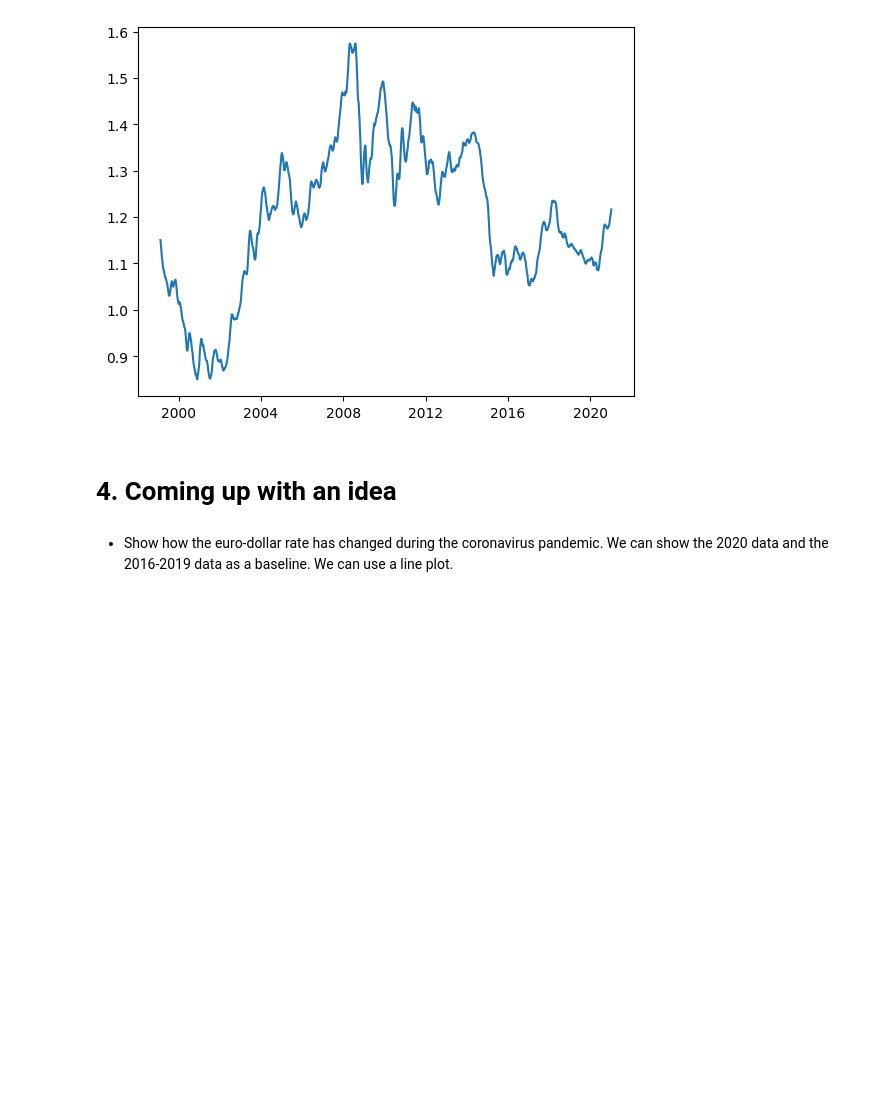
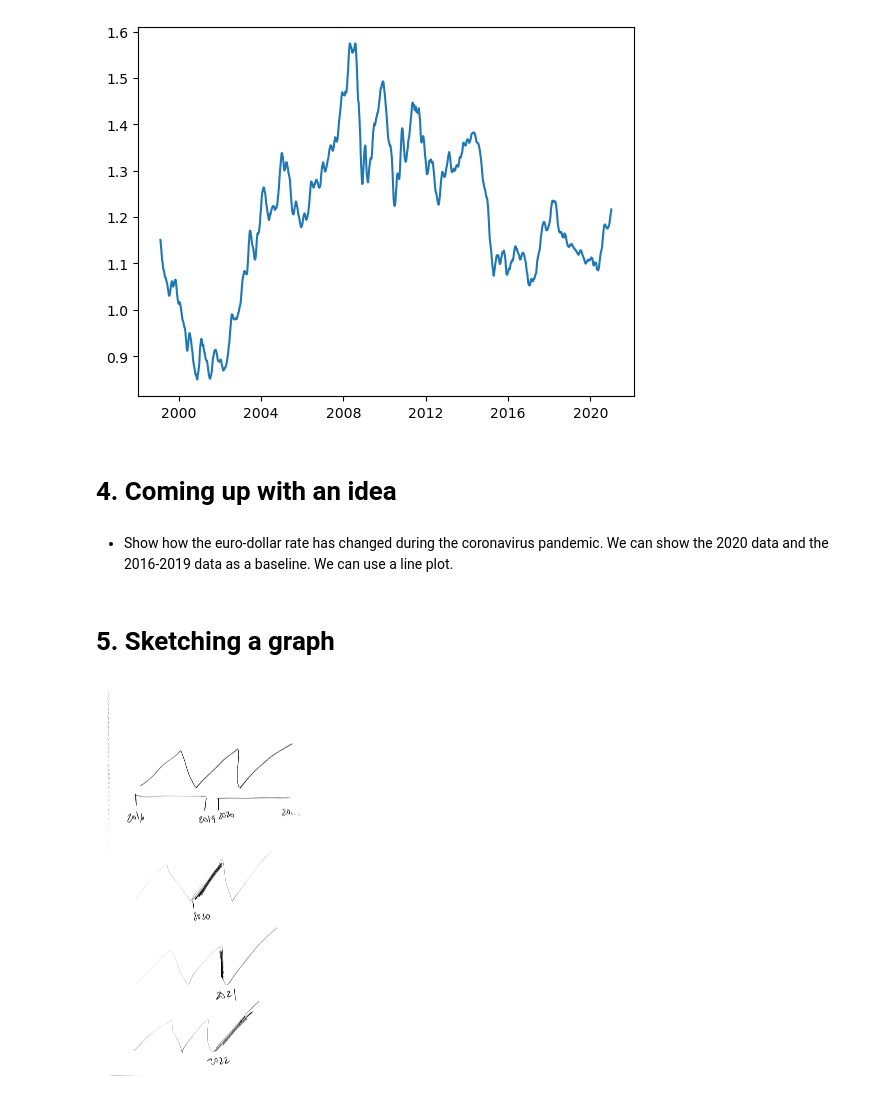
Before and after one commit to slp22/dataquest-projects, a Jupyter notebook: 2_3_dataquest-exchange-rates.ipynb, the cells around one changed output. Cells and saved outputs as stored; diff of their text form; code cells hidden in the pictures; blank space fills up the shorter version.

Commit message:
5 sketch idea graph

```diff
--- a/2_3_dataquest-exchange-rates.ipynb
+++ b/2_3_dataquest-exchange-rates.ipynb
@@ -193,3 +194,12 @@ plt.show()
 # 4. Coming up with an idea
 # %% [markdown]
 - Show how the euro-dollar rate has changed during the coronavirus pandemic. We can show the 2020 data and the 2016-2019 data as a baseline. We can use a line plot.
+# %% [markdown]
+# 5. Sketching a graph
+# %%
+plt.figure(figsize=(8, 5))
+plt.imshow(mpimg.imread("2_3_dataquest-exchange-rates_sketch.png"))
+plt.axis("off")
+plt.show()
+# %% [output]
+[figure, added]
```
Also changed, not shown: parts of 2 cells of this notebook.
